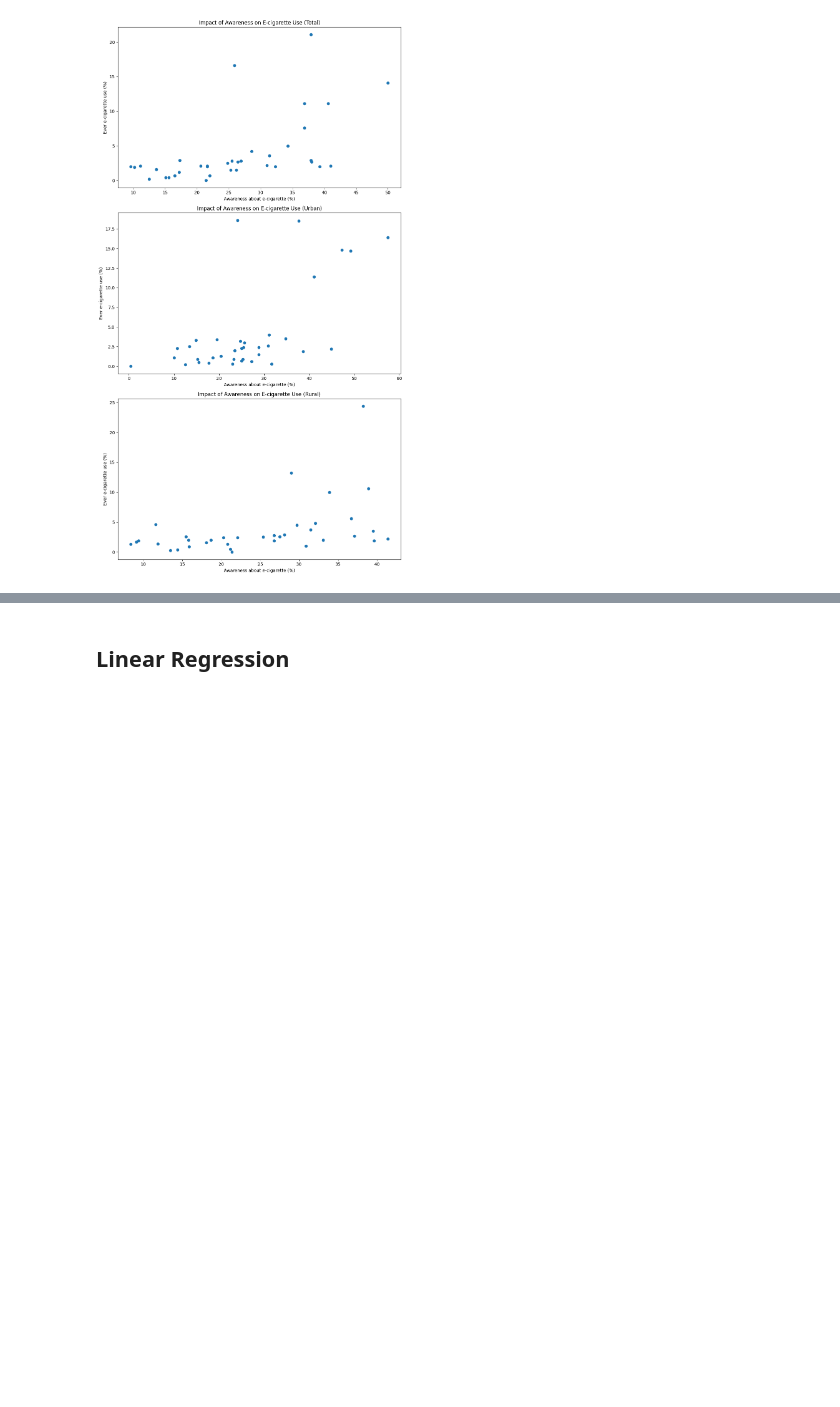
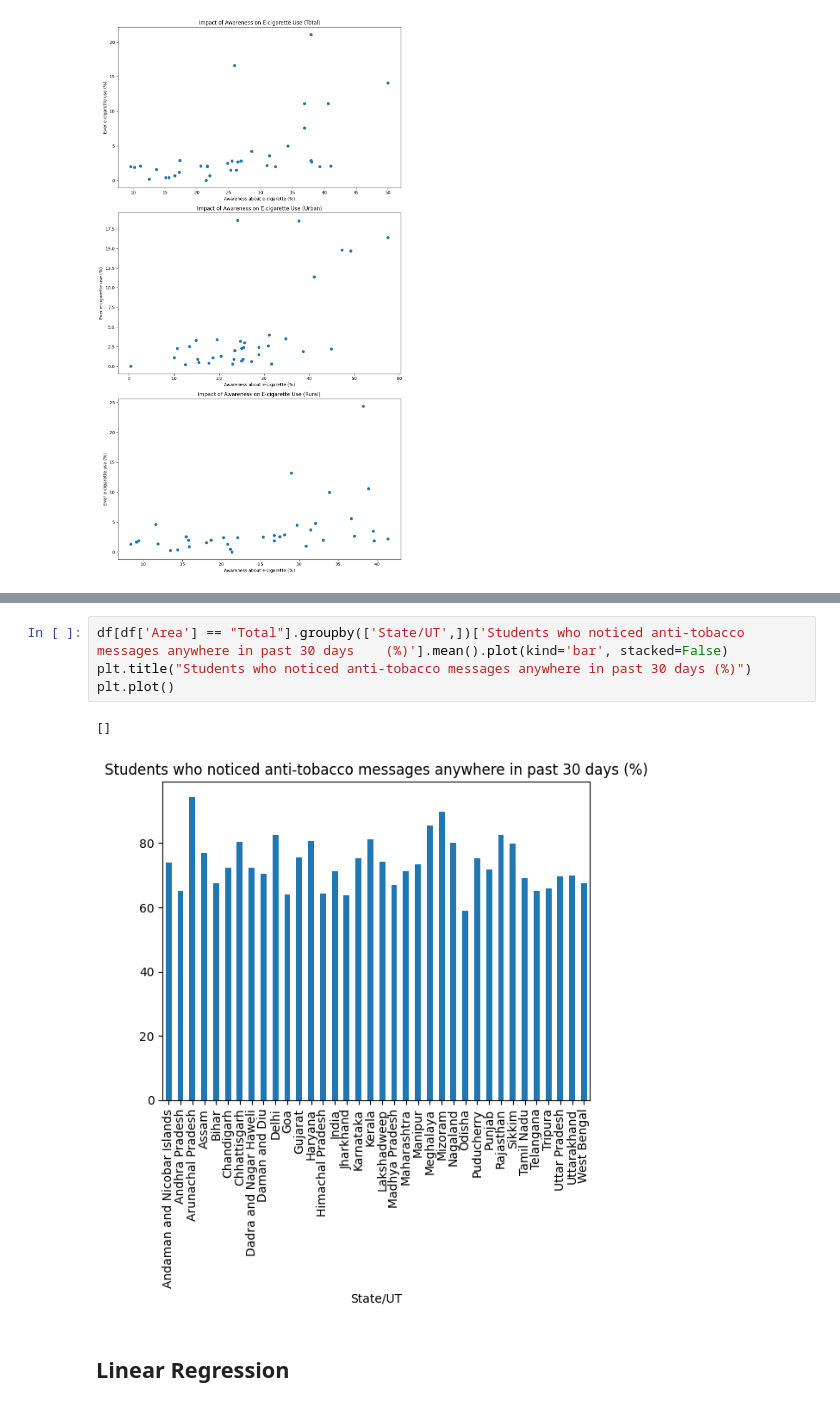
Before and after one commit to abdulhakkeempa/indian-tobacco-analysis, a Jupyter notebook: tobacco_analysis_python.ipynb, the cells around one changed output, grey strips where cells are left out. Drawn from its saved outputs; the diff is of its cells as text; blank space fills up the shorter version.

```diff
--- a/tobacco_analysis_python.ipynb
+++ b/tobacco_analysis_python.ipynb
@@ -403,3 +357,10 @@ plt.show()
+# %%
+df[df['Area'] == "Total"].groupby(['State/UT',])['Students who noticed anti-tobacco messages anywhere in past 30 days    (%)'].mean().plot(kind='bar', stacked=False)
+plt.title("Students who noticed anti-tobacco messages anywhere in past 30 days (%)")
+plt.plot()
+# %% [output]
+[]
+[figure, added]
 # %% [markdown]
 ## Linear Regression
 # %%
```
Also changed, not shown: parts of 32 cells of this notebook.
